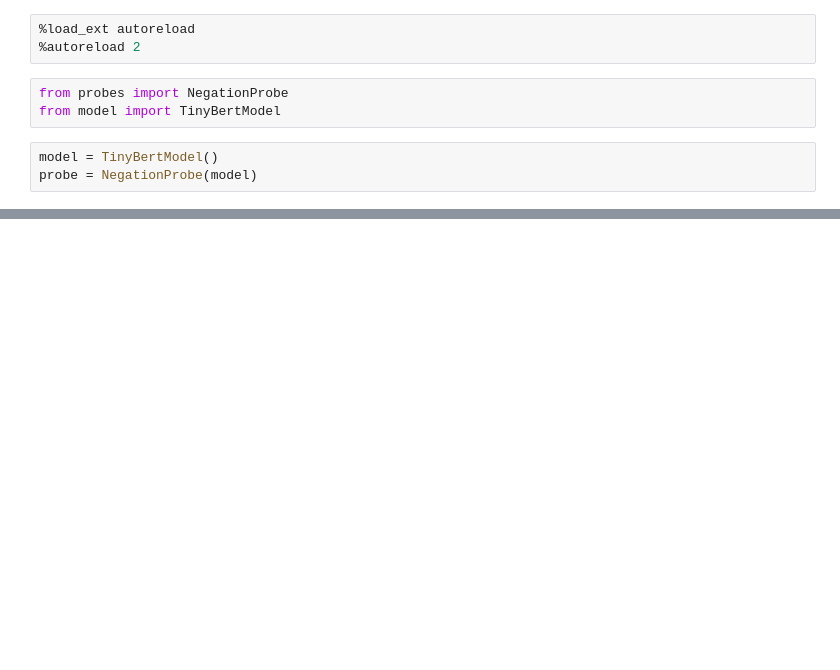
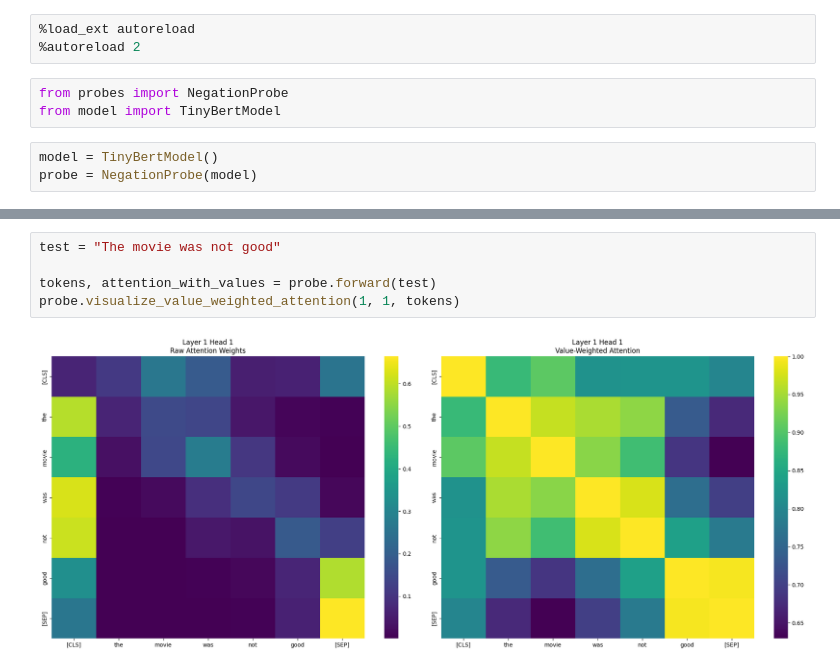
Before and after one commit to chandanms/tinybert-mechinter, a Jupyter notebook: probing-negation.ipynb, the cells around one changed output, grey strips where cells are left out. Cells and saved outputs as stored; diff of their text form; blank space fills up the shorter version.

```diff
--- a/probing-negation.ipynb
+++ b/probing-negation.ipynb
@@ -38,0 +34,7 @@ torch.Size([1, 2, 9, 9]) torch.Size([1, 2, 9, 64]) torch.Size([1, 2, 9, 64])
+# %%
+test = "The movie was not good"
+
+tokens, attention_with_values = probe.forward(test)
+probe.visualize_value_weighted_attention(1, 1, tokens)
+# %% [output]
+[figure, added]
```
Also changed, not shown: parts of 6 cells of this notebook, 1 other file.
